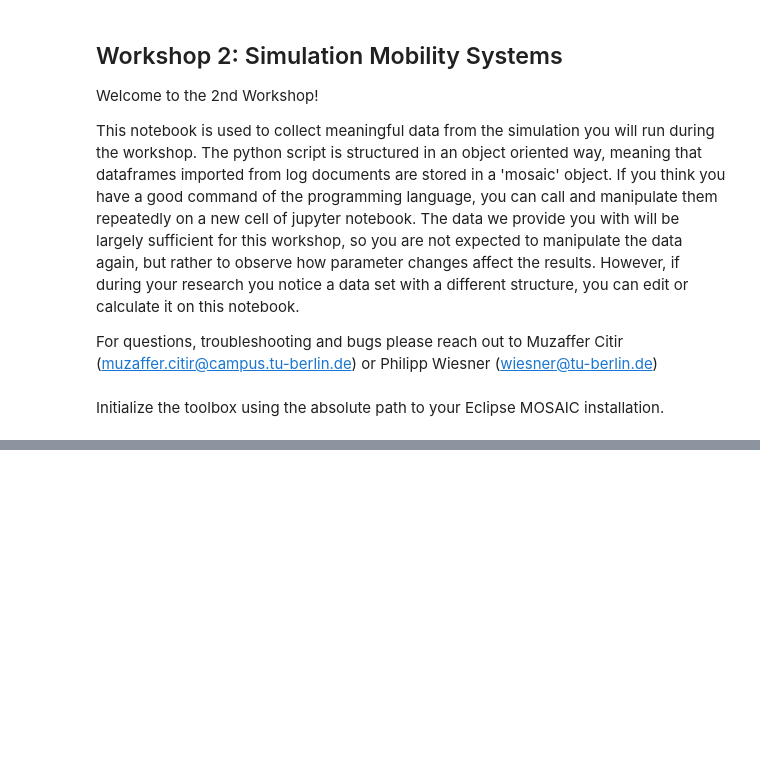
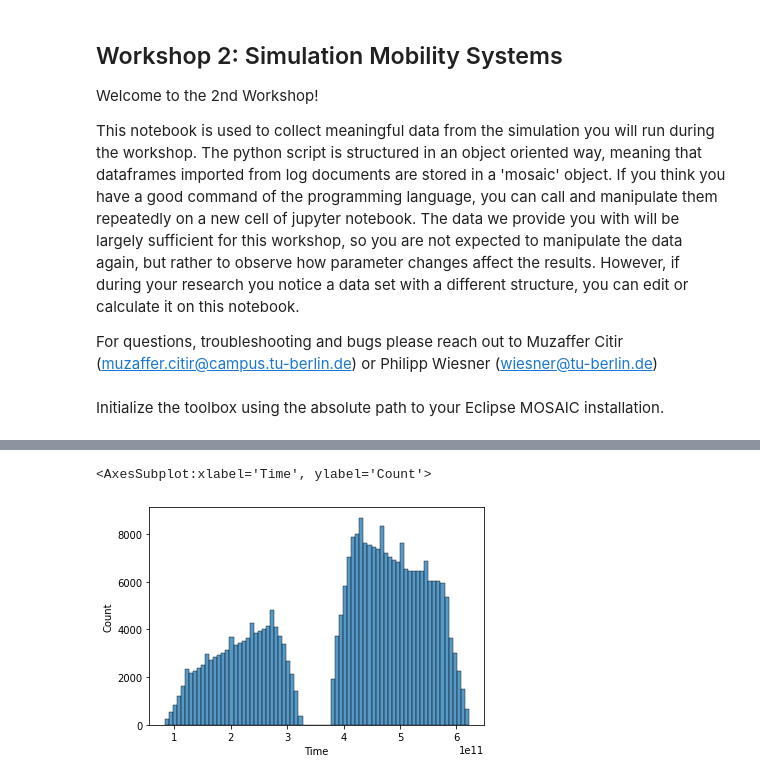
Before and after one commit to ide3a/cid-mobility-workshop, a Jupyter notebook: mosaic.ipynb, the cells around one changed output, grey strips where cells are left out. Saved outputs shown, nothing was run; the diff lists cells and outputs as text; code cells hidden in the pictures; blank space fills up the shorter version.

```diff
--- a/mosaic.ipynb
+++ b/mosaic.ipynb
@@ -71,0 +96,18 @@ Average 8200.20 g CO2 released per vehicle
+# %%
+adhoc_transmitter = result.df_v2x_message_transmission.loc[result.df_v2x_message_transmission['MessageRoutingDestinationType'] == 'AD_HOC_GEOCAST']
+cellular_transmitter = result.df_v2x_message_transmission.loc[result.df_v2x_message_transmission['MessageRoutingDestinationType'] == 'CELL_GEOCAST']
+all_receiver = pd.merge(result.df_v2x_message_reception, result.df_vehicle_registration[['Name','MappingGroup']], how='left')
+adhoc_receiver = all_receiver.loc[all_receiver['MappingGroup']=='AdHoc']
+cellular_receiver = all_receiver.loc[all_receiver['MappingGroup']=='Cellular']
+
+print("\nAdhoc")
+print(f"- {adhoc_transmitter.groupby(['Name']).size().sum()} messages transmitted by {adhoc_transmitter.groupby(['Name']).size().count()} Adhoc vehicle(s)")
+print(f"- {adhoc_receiver.groupby(['Name']).size().sum()} messages received by {adhoc_receiver.groupby(['Name']).size().count()} Adhoc vehicle(s)")
+
+print("\nCellular")
+if cellular_transmitter.loc[cellular_transmitter.Name.str.contains('server')].Name.nunique() > 0:
+    print(f"- {cellular_transmitter.groupby(['Name']).size().sum()} messages transmitted by {cellular_transmitter.Name.nunique() - cellular_transmitter.loc[cellular_transmitter.Name.str.contains('server')].Name.nunique()} Cellular vehicle(s)")
+    print(f"- {cellular_transmitter.loc[cellular_transmitter.Name.str.contains('server')].Name.nunique()} server(s) and {cellular_receiver.groupby(['Name']).size().sum()} messages received by {cellular_receiver.groupby(['Name']).size().count()} Cellular vehicle(s)")
+else:
+    print(f"- {cellular_transmitter.groupby(['Name']).size().sum()} messages transmitted by {cellular_transmitter.Name.nunique()} Cellular vehicle(s)")
+    print(f"- {cellular_receiver.groupby(['Name']).size().sum()} messages received by {cellular_receiver.groupby(['Name']).size().count()} Cellular vehicle(s)")
@@ -88,0 +152,5 @@ mosaic.df_vehicle_registration
+# %%
+sns.histplot(data=adhoc_receiver, x="Time")
+# %% [output]
+<AxesSubplot:xlabel='Time', ylabel='Count'>
+[figure, added]
```
Also changed, not shown: parts of 15 cells of this notebook, 1 other file.
